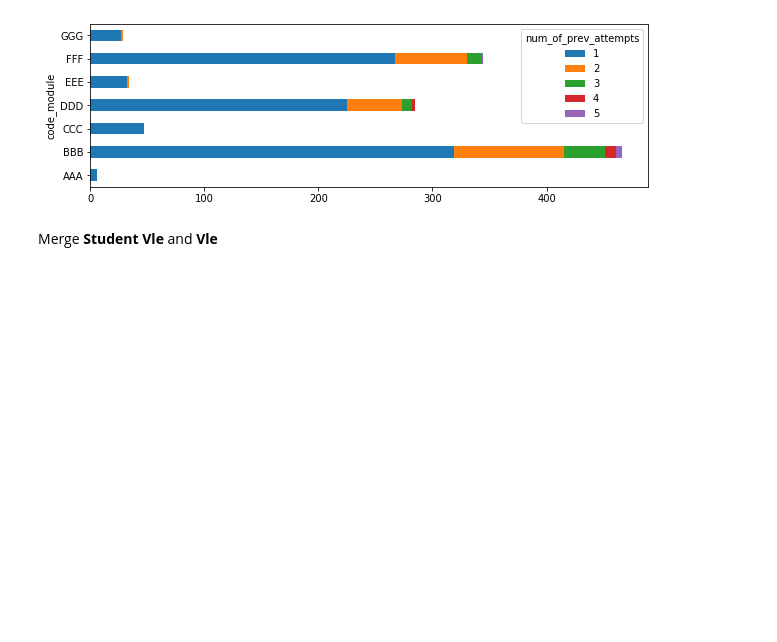
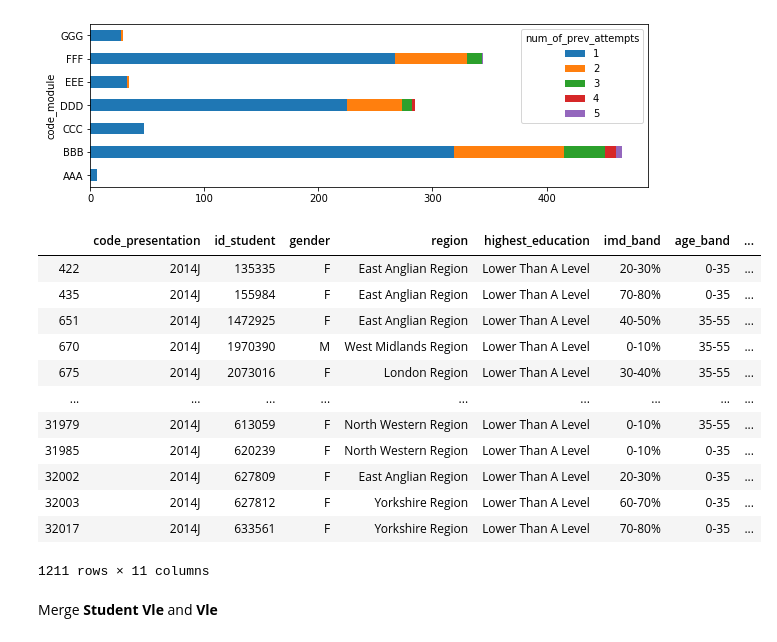
Before and after one commit to rayansami/behaviour-analysis, a Jupyter notebook: Analyzing_Open_University_Learning_Analytics_Dataset.ipynb, the cells around one changed output. Drawn from its saved outputs; the diff is of its cells as text; code cells hidden in the pictures; blank space fills up the shorter version.

```diff
--- a/Analyzing_Open_University_Learning_Analytics_Dataset.ipynb
+++ b/Analyzing_Open_University_Learning_Analytics_Dataset.ipynb
@@ -396,6 +392,22 @@ Question:Which course module need to have previous attempt for student which edu
 pd.crosstab(filtered_student_info_previous_attempt_not_0_lower_A_Level.code_module, filtered_student_info_previous_attempt_not_0_lower_A_Level.num_of_prev_attempts).plot.barh(stacked = True, figsize=(10,3));
 # %% [output]
 [figure]
+# %%
+filtered_student_info_previous_attempt_not_0_lower_A_Level
+# %% [output]
+|  | code_presentation | id_student | gender | region | highest_education | imd_band | age_band | ... |
+| 422 | 2014J | 135335 | F | East Anglian Region | Lower Than A Level | 20-30% | 0-35 | ... |
+| 435 | 2014J | 155984 | F | East Anglian Region | Lower Than A Level | 70-80% | 0-35 | ... |
+| 651 | 2014J | 1472925 | F | East Anglian Region | Lower Than A Level | 40-50% | 35-55 | ... |
+| 670 | 2014J | 1970390 | M | West Midlands Region | Lower Than A Level | 0-10% | 35-55 | ... |
+| 675 | 2014J | 2073016 | F | London Region | Lower Than A Level | 30-40% | 35-55 | ... |
+| ... | ... | ... | ... | ... | ... | ... | ... | ... |
+| 31979 | 2014J | 613059 | F | North Western Region | Lower Than A Level | 0-10% | 35-55 | ... |
+| 31985 | 2014J | 620239 | F | North Western Region | Lower Than A Level | 0-10% | 0-35 | ... |
+| 32002 | 2014J | 627809 | F | East Anglian Region | Lower Than A Level | 20-30% | 0-35 | ... |
+| 32003 | 2014J | 627812 | F | Yorkshire Region | Lower Than A Level | 60-70% | 0-35 | ... |
+| 32017 | 2014J | 633561 | F | Yorkshire Region | Lower Than A Level | 70-80% | 0-35 | ... |
+1211 rows × 11 columns
 # %% [markdown]
 Merge <b>Student Vle</b> and <b>Vle</b>
 # %%
```
Also changed, not shown: parts of 4 cells of this notebook.
